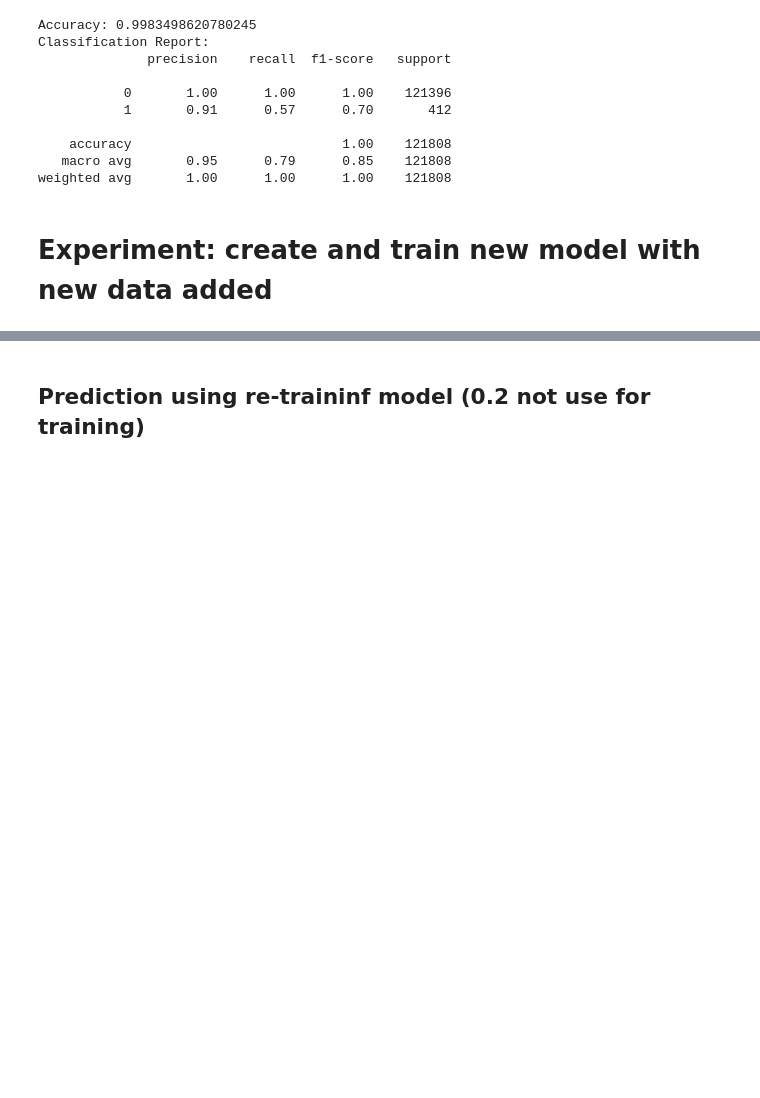
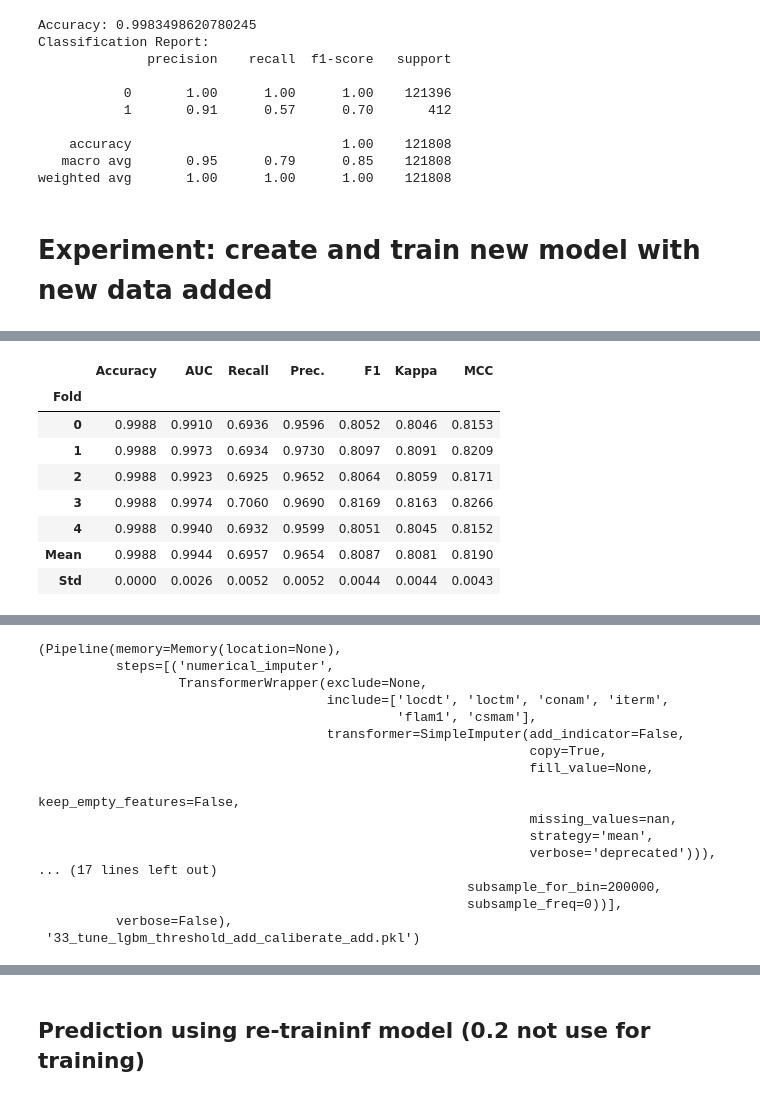
Before and after one commit to chun-yu-L/Credit-Card-Fraud-Prediction-2023, a Jupyter notebook: public_partial_fit.ipynb, the cells around one changed output, grey strips where cells are left out. Cells and saved outputs as stored; diff of their text form; code cells hidden in the pictures; blank space fills up the shorter version.

```diff
--- a/public_partial_fit.ipynb
+++ b/public_partial_fit.ipynb
@@ -290,3 +393,4 @@ exp.save_model(tune_lgbm_threshold_add, '32_tune_lgbm_threshold_add')
 # %%
-tune_lgbm_threshold_add_caliberate_add = exp.caliberate_model(tune_lgbm_threshold_add)
+tune_lgbm_threshold_add_caliberate_add = exp.calibrate_model(tune_lgbm_threshold_add)
 exp.save_model(tune_lgbm_threshold_add, '33_tune_lgbm_threshold_add_caliberate_add')
+# %% [output]
@@ -292,0 +398,9 @@ exp.save_model(tune_lgbm_threshold_add, '33_tune_lgbm_threshold_add_caliberate_a
+|  | Accuracy | AUC | Recall | Prec. | F1 | Kappa | MCC |
+| Fold |  |  |  |  |  |  |  |
+| 0 | 0.9988 | 0.9910 | 0.6936 | 0.9596 | 0.8052 | 0.8046 | 0.8153 |
+| 1 | 0.9988 | 0.9973 | 0.6934 | 0.9730 | 0.8097 | 0.8091 | 0.8209 |
+| 2 | 0.9988 | 0.9923 | 0.6925 | 0.9652 | 0.8064 | 0.8059 | 0.8171 |
+| 3 | 0.9988 | 0.9974 | 0.7060 | 0.9690 | 0.8169 | 0.8163 | 0.8266 |
+| 4 | 0.9988 | 0.9940 | 0.6932 | 0.9599 | 0.8051 | 0.8045 | 0.8152 |
+| Mean | 0.9988 | 0.9944 | 0.6957 | 0.9654 | 0.8087 | 0.8081 | 0.8190 |
+| Std | 0.0000 | 0.0026 | 0.0052 | 0.0052 | 0.0044 | 0.0044 | 0.0043 |
@@ -293,3 +425,20 @@ exp.save_model(tune_lgbm_threshold_add, '33_tune_lgbm_threshold_add_caliberate_a
+(Pipeline(memory=Memory(location=None),
+          steps=[('numerical_imputer',
+                  TransformerWrapper(exclude=None,
+                                     include=['locdt', 'loctm', 'conam', 'iterm',
+                                              'flam1', 'csmam'],
+                                     transformer=SimpleImputer(add_indicator=False,
+                                                               copy=True,
+                                                               fill_value=None,
+                                                               keep_empty_features=False,
+                                                               missing_values=nan,
+                                                               strategy='mean',
+                                                               verbose='deprecated'))),
+... (17 lines left out)
+                                                       subsample_for_bin=200000,
+                                                       subsample_freq=0))],
+          verbose=False),
+ '33_tune_lgbm_threshold_add_caliberate_add.pkl')
 # %%
 final_lgbm_add = exp.finalize_model(tune_lgbm_threshold_add_caliberate_add)
 exp.save_model(tune_lgbm_threshold_add, '34_final_lgbm_add')
```
Also changed, not shown: parts of 10 cells of this notebook.
